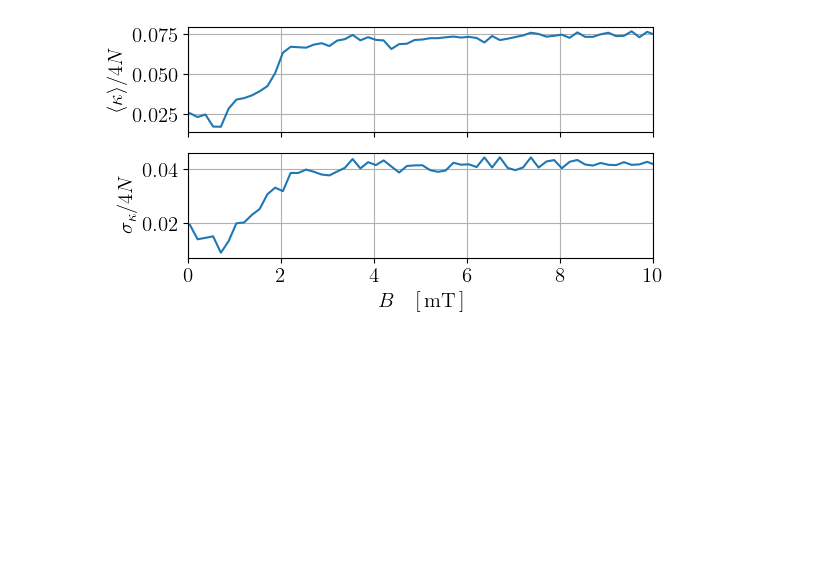
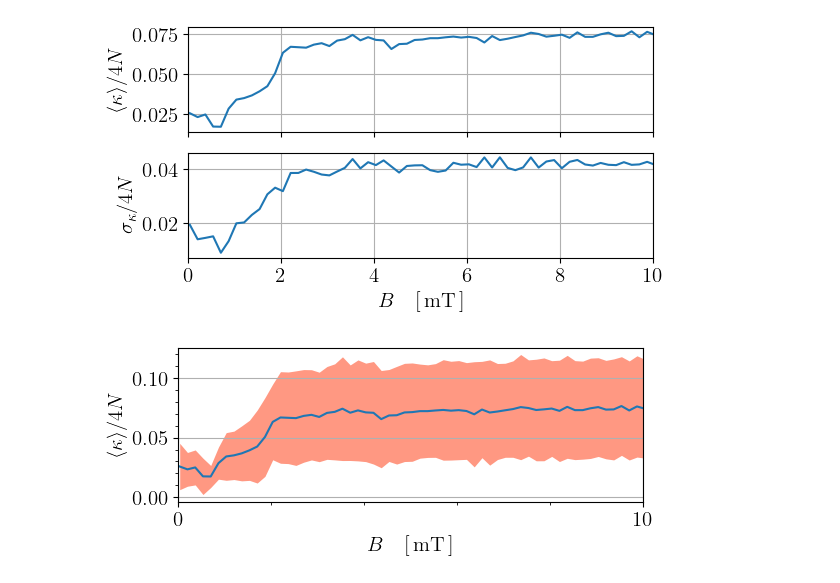
Before and after one commit to leogabac/stuckgs, a Jupyter notebook: src/fig3cd.ipynb, the cells around one changed output. Saved outputs shown, nothing was run; the diff lists cells and outputs as text; code cells hidden in the pictures; blank space fills up the shorter version.

```diff
--- a/src/fig3cd.ipynb
+++ b/src/fig3cd.ipynb
@@ -85,6 +85,7 @@ psidf.set_index('frame',inplace=True)
 psidf.to_csv('../data/sims/kappa.csv')
 # %%
 psidf = pd.read_csv('../data/sims/kappa.csv', index_col='frame')
+analysis_frames = psidf.index.to_numpy()
 psi = psidf.to_numpy()
 # %%
 N = 899
@@ -134,0 +133,35 @@ fig.savefig('../data/figs/fig3cd.pdf',bbox_inches='tight')
+# %%
+fig, ax = plt.subplots(figsize=(6,2))
+
+ax.plot(field,nav)
+ax.fill_between(field, nav-nstd, nav+nstd,
+    alpha=1,edgecolor='#FF2D00',
+    facecolor='#FF9882',
+    linewidth=0)
+
+ax.xaxis.set_major_locator(plt.MultipleLocator(10))
+ax.xaxis.set_minor_locator(plt.NullLocator())
+ax.xaxis.set_minor_formatter(plt.NullFormatter())
+
+ax.yaxis.set_major_locator(plt.MultipleLocator(0.05))
+ax.yaxis.set_minor_locator(plt.NullLocator())
+ax.yaxis.set_minor_formatter(plt.NullFormatter())
+
+
+ax.tick_params(axis='both', which='major', labelsize=15)
+
+ax.set_ylabel('$\\langle \\kappa \\rangle / 4N$', fontsize=15)
+
+ax.set_xlabel('$B$ \\,\\, [\\,mT\\,]', fontsize=15)
+ax.set_xlim(0,10)
+ax.grid()
+
+ax.minorticks_on()
+
+
+plt.show()
+
+fig.savefig('../data/figs/fig3cd.png', dpi=300,bbox_inches='tight')
+fig.savefig('../data/figs/fig3cd.pdf')
+# %% [output]
+[figure, added]
```
Also changed, not shown: parts of 3 cells of this notebook, 4 other files.
